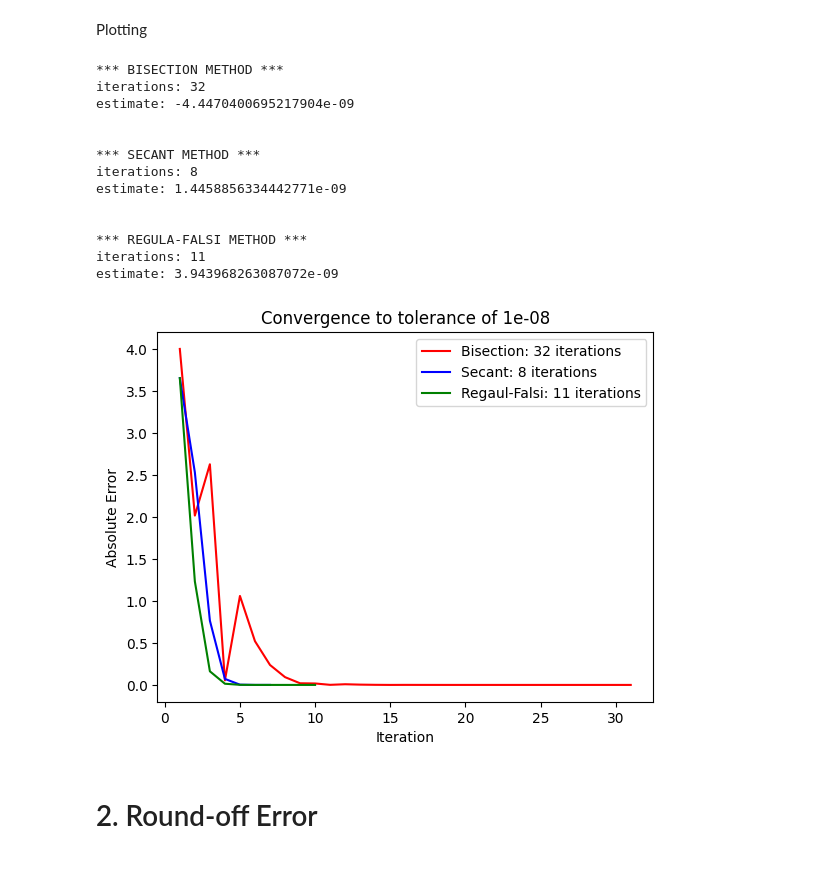
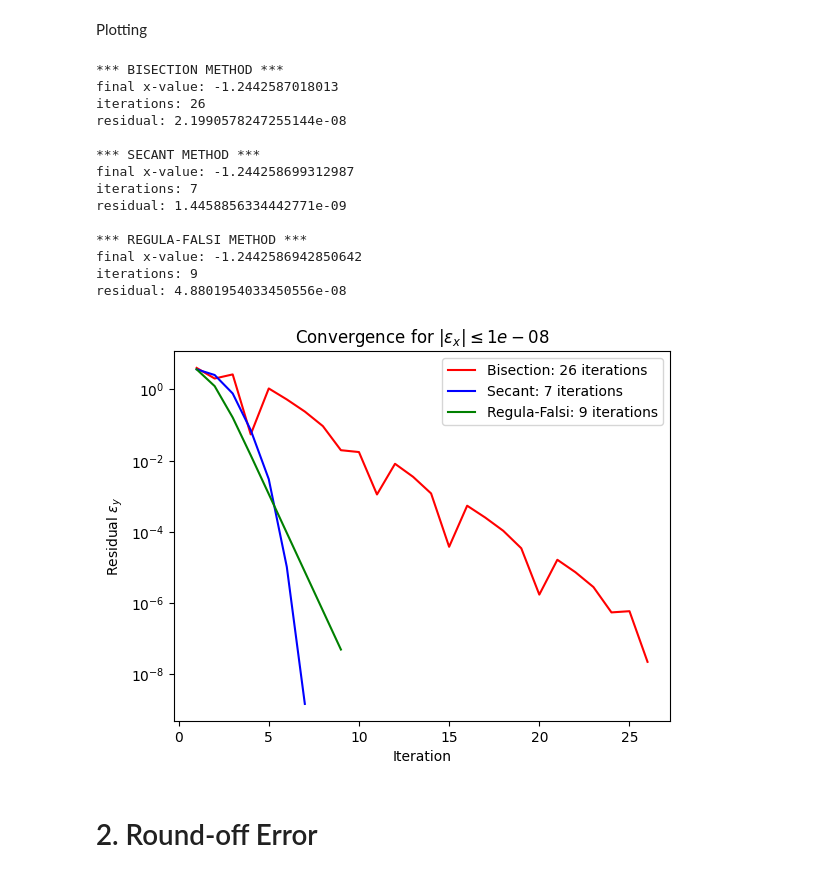
Before and after one commit to diegosol127/AERO-222-Numerical-Methods, a Jupyter notebook: Homework/HW1/AERO_222_HW1_Solution.ipynb, the cells around one changed output. Drawn from its saved outputs; the diff is of its cells as text; code cells hidden in the pictures.

```diff
--- a/Homework/HW1/AERO_222_HW1_Solution.ipynb
+++ b/Homework/HW1/AERO_222_HW1_Solution.ipynb
@@ -106,37 +122,38 @@ def regulaFalsi(x0,x1,eps,maxStep=1e5):
 # %% [markdown]
 Plotting
 # %%
-eps = 10e-9 # 0.001
-x0 = -2 # -4
-x1 = 2 # 4
+eps = 1e-8
+x0 = -2
+x1 = 2
 
 s1,e1 = bisection(x0,x1,eps)
 s2,e2 = secant(x0,x1,eps)
 s3,e3 = regulaFalsi(x0,x1,eps)
 
-plt.plot(s1,e1,'r',label=f'Bisection: {s1[-1]+1} iterations')
-plt.plot(s2,e2,'b',label=f'Secant: {s2[-1]+1} iterations')
-plt.plot(s3,e3,'g',label=f'Regaul-Falsi: {s3[-1]+1} iterations')
+plt.semilogy(s1,e1,'r',label=f'Bisection: {s1[-1]} iterations')
+plt.semilogy(s2,e2,'b',label=f'Secant: {s2[-1]} iterations')
+plt.semilogy(s3,e3,'g',label=f'Regula-Falsi: {s3[-1]} iterations')
 plt.xlabel('Iteration')
-plt.ylabel('Absolute Error')
-plt.title(f'Convergence to tolerance of {eps}')
+plt.ylabel(r'Residual $\epsilon_y$')
+plt.title(rf'Convergence for $|\epsilon_x| \leq {eps}$')
 plt.legend()
 plt.show()
 # %% [output]
 *** BISECTION METHOD ***
-iterations: 32
-estimate: -4.4470400695217904e-09
-
+final x-value: -1.2442587018013
+iterations: 26
+residual: 2.1990578247255144e-08
 
 *** SECANT METHOD ***
-iterations: 8
-estimate: 1.4458856334442771e-09
-
+final x-value: -1.244258699312987
+iterations: 7
+residual: 1.4458856334442771e-09
 
 *** REGULA-FALSI METHOD ***
-iterations: 11
-estimate: 3.943968263087072e-09
+final x-value: -1.2442586942850642
+iterations: 9
+residual: 4.8801954033450556e-08
-[figure, old version]
+[figure, new version]
 # %% [markdown]
 # 2. Round-off Error
 # %%
```
Also changed, not shown: parts of 3 cells of this notebook, 5 other files.
